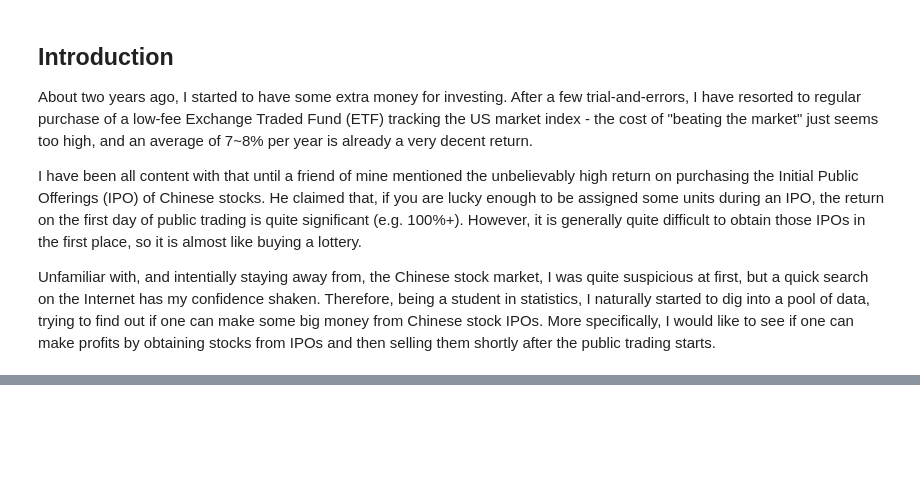
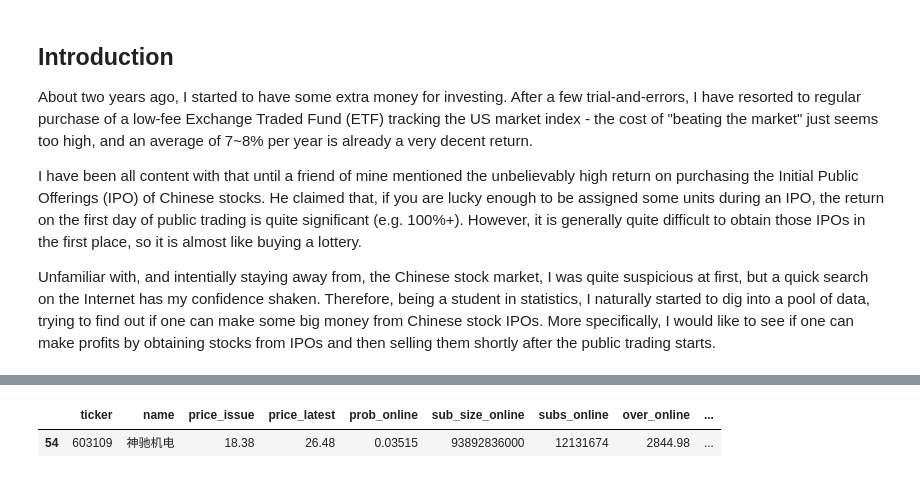
Before and after one commit to sparktseung/Chinese-IPO, a Jupyter notebook: Chinese-IPO.ipynb, the cells around one changed output, grey strips where cells are left out. Cells and saved outputs as stored; diff of their text form; code cells hidden in the pictures; blank space fills up the shorter version.

```diff
--- a/Chinese-IPO.ipynb
+++ b/Chinese-IPO.ipynb
@@ -93,0 +100,5 @@ After a quick view of the website, it seems that they have IPO data starting fro
+# %%
+ipo_df.head(1)
+# %% [output]
+|  | ticker | name | price_issue | price_latest | prob_online | sub_size_online | subs_online | over_online | ... |
+| 54 | 603109 | 神驰机电 | 18.38 | 26.48 | 0.03515 | 93892836000 | 12131674 | 2844.98 | ... |
```
Also changed, not shown: parts of 19 cells of this notebook, 4 other files.
